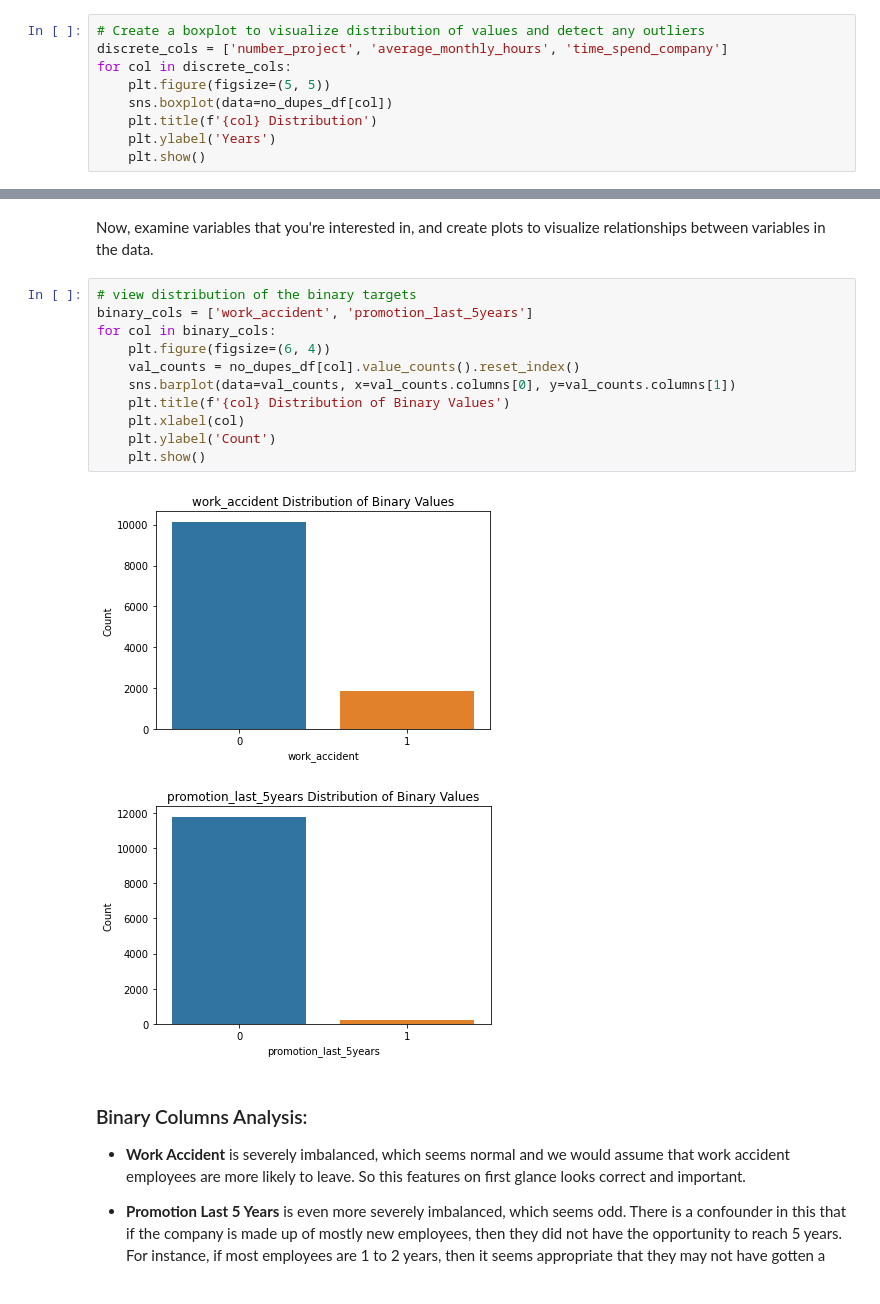
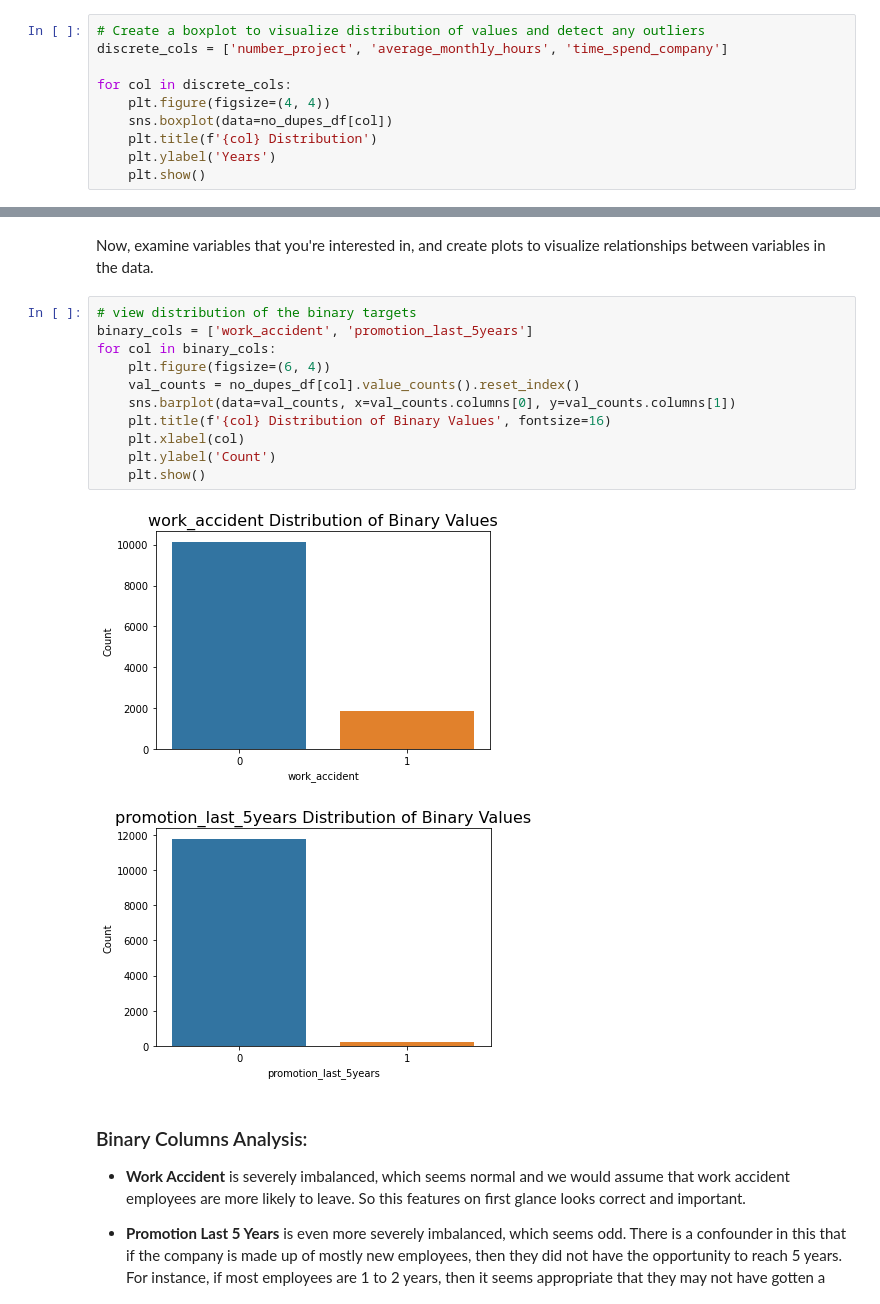
Before and after one commit to dagartga/Salifort_Motors_Employee_Retention_Project, a Jupyter notebook: Salifort_Motors_Employee_Retention_Project.ipynb, the cells around one changed output, grey strips where cells are left out. Saved outputs shown, nothing was run; the diff lists cells and outputs as text.

```diff
--- a/Salifort_Motors_Employee_Retention_Project.ipynb
+++ b/Salifort_Motors_Employee_Retention_Project.ipynb
@@ -266,8 +271,9 @@ Check for outliers in the data.
 # %%
 # Create a boxplot to visualize distribution of values and detect any outliers
 discrete_cols = ['number_project', 'average_monthly_hours', 'time_spend_company']
+
 for col in discrete_cols:
-    plt.figure(figsize=(5, 5))
+    plt.figure(figsize=(4, 4))
     sns.boxplot(data=no_dupes_df[col])
     plt.title(f'{col} Distribution')
     plt.ylabel('Years')
@@ -344,17 +345,17 @@ Now, examine variables that you're interested in, and create plots to visualize
 # %%
 # view distribution of the binary targets
 binary_cols = ['work_accident', 'promotion_last_5years']
 for col in binary_cols:
     plt.figure(figsize=(6, 4))
     val_counts = no_dupes_df[col].value_counts().reset_index()
     sns.barplot(data=val_counts, x=val_counts.columns[0], y=val_counts.columns[1])
-    plt.title(f'{col} Distribution of Binary Values')
+    plt.title(f'{col} Distribution of Binary Values', fontsize=16)
     plt.xlabel(col)
     plt.ylabel('Count')
     plt.show()
 # %% [output]
-[figure, old version]
+[figure, new version]
-[figure, old version]
+[figure, new version]
 # %% [markdown]
 ### Binary Columns Analysis:
 - **Work Accident** is severely imbalanced, which seems normal and we would assume that work accident employees are more likely to leave. So this features on first glance looks correct and important.
```
Also changed, not shown: parts of 42 cells of this notebook.
